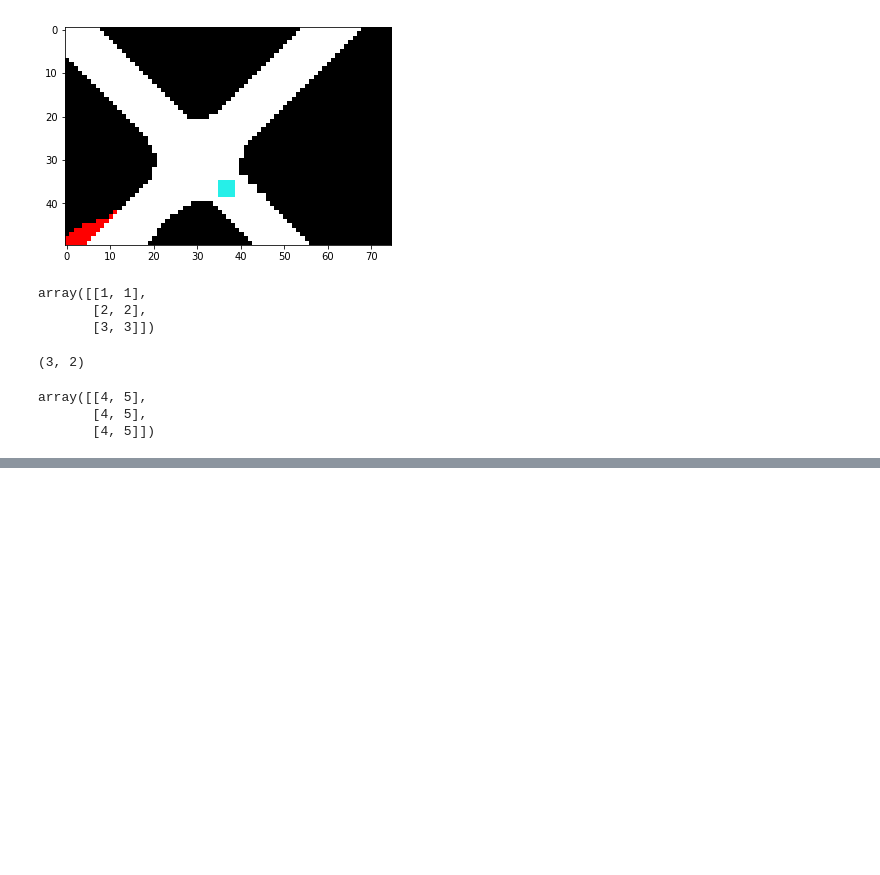
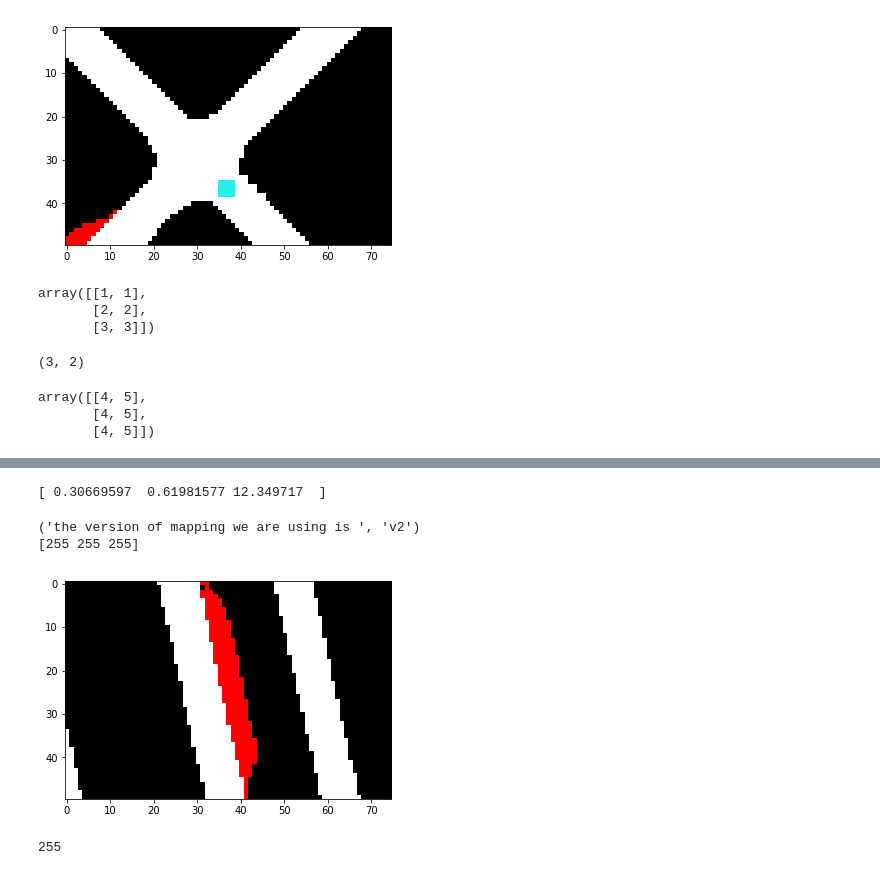
Before and after one commit to gy20073/CIL_modular, a Jupyter notebook: test.ipynb, the cells around one changed output, grey strips where cells are left out. Cells and saved outputs as stored; diff of their text form; code cells hidden in the pictures; blank space fills up the shorter version.

```diff
--- a/test.ipynb
+++ b/test.ipynb
@@ -1382,3 +1382,7 @@ a[1]
 array([[4, 5],
        [4, 5],
        [4, 5]])
+# %%
+h5 = "/home/yang/data/aws_data/carla_collect/exptown_v19_weather_way/default_ImageSizeX=700_WeatherId=01/data_00000.h5"
+import h5py
+f=h5py.File(h5, 'r')
@@ -1384,0 +1399,30 @@ array([[4, 5],
+# %%
+steers = f['targets'][:, 0]
+pos = f['targets'][:,8:10]
+ori = f['targets'][:, 21:24]
+# %%
+print(ori[0,])
+# %% [output]
+[ 0.30669597  0.61981577 12.349717  ]
+# %%
+import sys
+sys.path.append("utils")
+import mapping_helper
+import matplotlib.pyplot as plt
+
+mh = mapping_helper.mapping_helper(output_height_pix=50, version="v2")
+m = mh.get_map("11", pos[0, :], ori[0,:])
+#db = mh.map_to_debug_image(m)
+db = m * 255
+print(db[db.shape[0]*3//4+1, db.shape[1]//2, :])
+plt.imshow(db)
+plt.show()
+# %% [output]
+('the version of mapping we are using is ', 'v2')
+[255 255 255]
+[figure, added]
+# %%
+import numpy as np
+np.max(db)
+# %% [output]
+255
```
Also changed, not shown: parts of 6 cells of this notebook, 20 other files.
